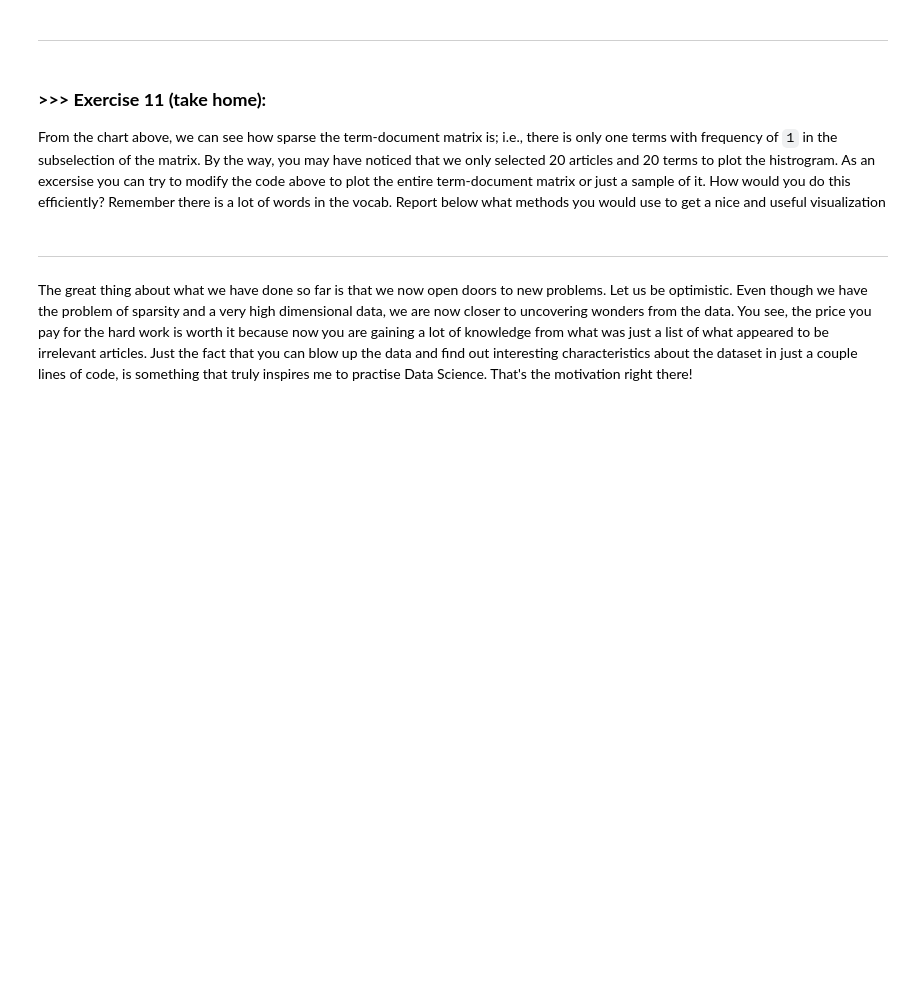
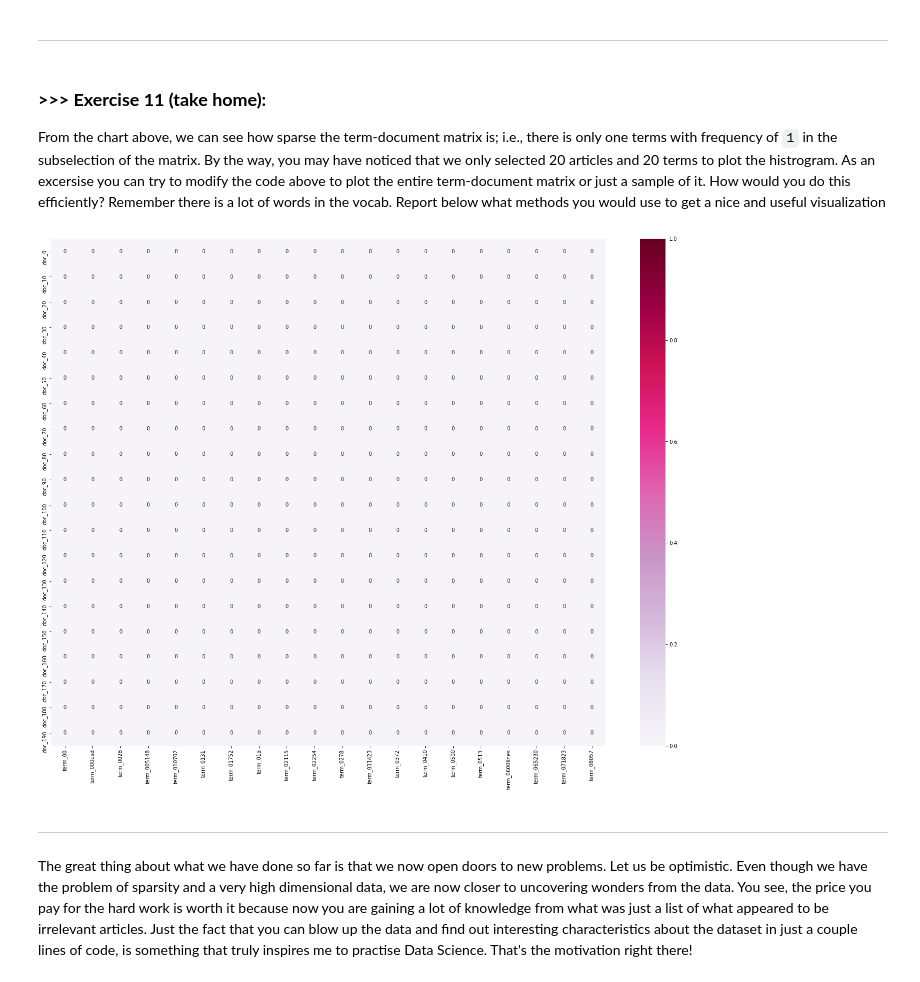
Before and after one commit to wudishidove/DM2020-Lab1-Master, a Jupyter notebook: DM2020-Lab1-Master.ipynb, the cells around one changed output. Drawn from its saved outputs; the diff is of its cells as text; code cells hidden in the pictures; blank space fills up the shorter version.

```diff
--- a/DM2020-Lab1-Master.ipynb
+++ b/DM2020-Lab1-Master.ipynb
@@ -1006,6 +1012,6 @@ We said that the `1` at the beginning of the fifth record represents the `00` te
 
 temp=X_counts[0:5,0:100].toarray()
 for i in range(len(temp[4])):
-    if(temp[4][i]==1):
+    if(temp[4][i]==1 and i!=0):
         print(count_vect.get_feature_names()[i])
 # %% [output]
@@ -1090,3 +1093,15 @@ From the chart above, we can see how sparse the term-document matrix is; i.e., t
+# %%
+# Answer here
+plot_x2= ["term_"+str(i) for i in count_vect.get_feature_names()[::10][0:20]]
+plot_y2= ["doc_"+ str(i) for i in list(X.index)[::10][0:20]]
+plot_z2= X_counts[0:200:10,0:200:10].toarray()
+df_todraw2 = pd.DataFrame(plot_z2, columns = plot_x2, index = plot_y2)
+plt.subplots(figsize=(24, 18))
+ax = sns.heatmap(df_todraw2,
+                 cmap="PuRd",
+                 vmin=0, vmax=1, annot=True)
+# %% [output]
+[figure, added]
 # %% [markdown]
 ---
 # %% [markdown]
```
Also changed, not shown: parts of 10 cells of this notebook.
